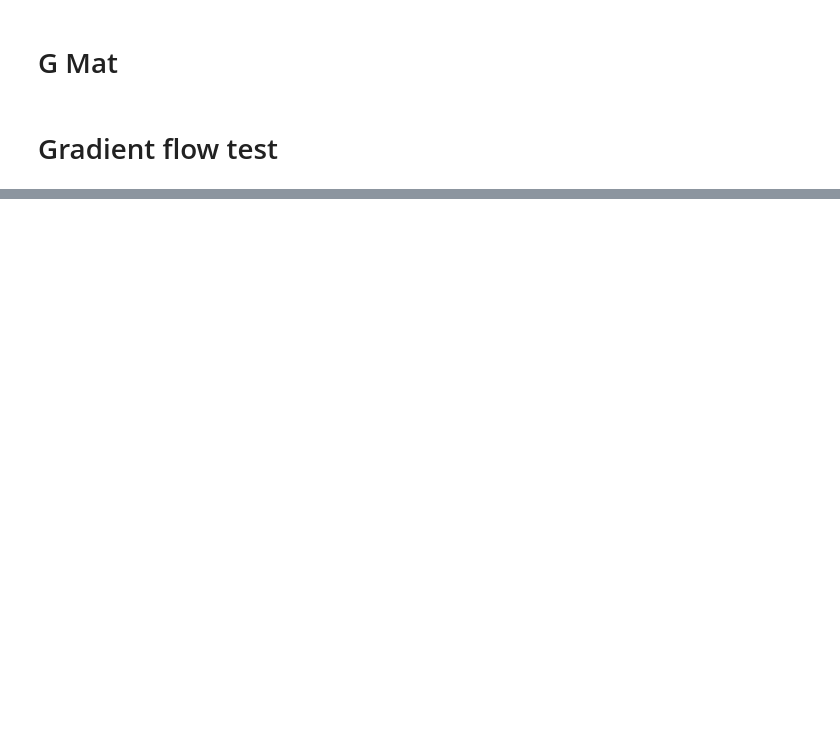
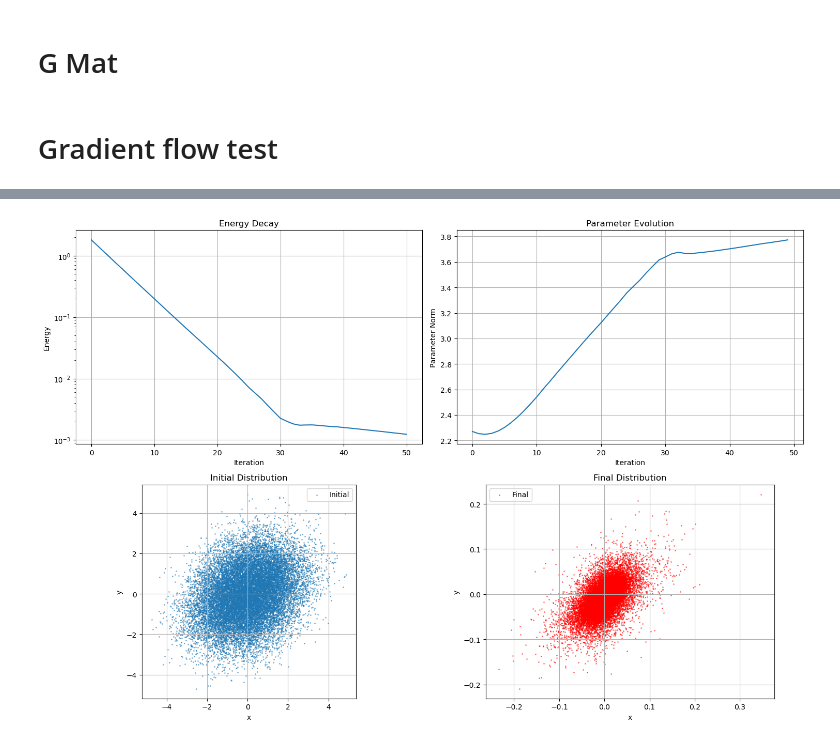
Before and after one commit to SebasGutHdz/Parametric_BV_Hamiltonian, a Jupyter notebook: ODE_solvers/test_nnx.ipynb, the cells around one changed output, grey strips where cells are left out. Cells and saved outputs as stored; diff of their text form; code cells hidden in the pictures; blank space fills up the shorter version.

```diff
--- a/ODE_solvers/test_nnx.ipynb
+++ b/ODE_solvers/test_nnx.ipynb
@@ -467,0 +870,5 @@ Covariance matrix:
+# %%
+# Visualize results
+visualize_gradient_flow_results(quadratic_results)
+# %% [output]
+[figure, added]
```
Also changed, not shown: parts of 17 cells of this notebook, 3 other files.
